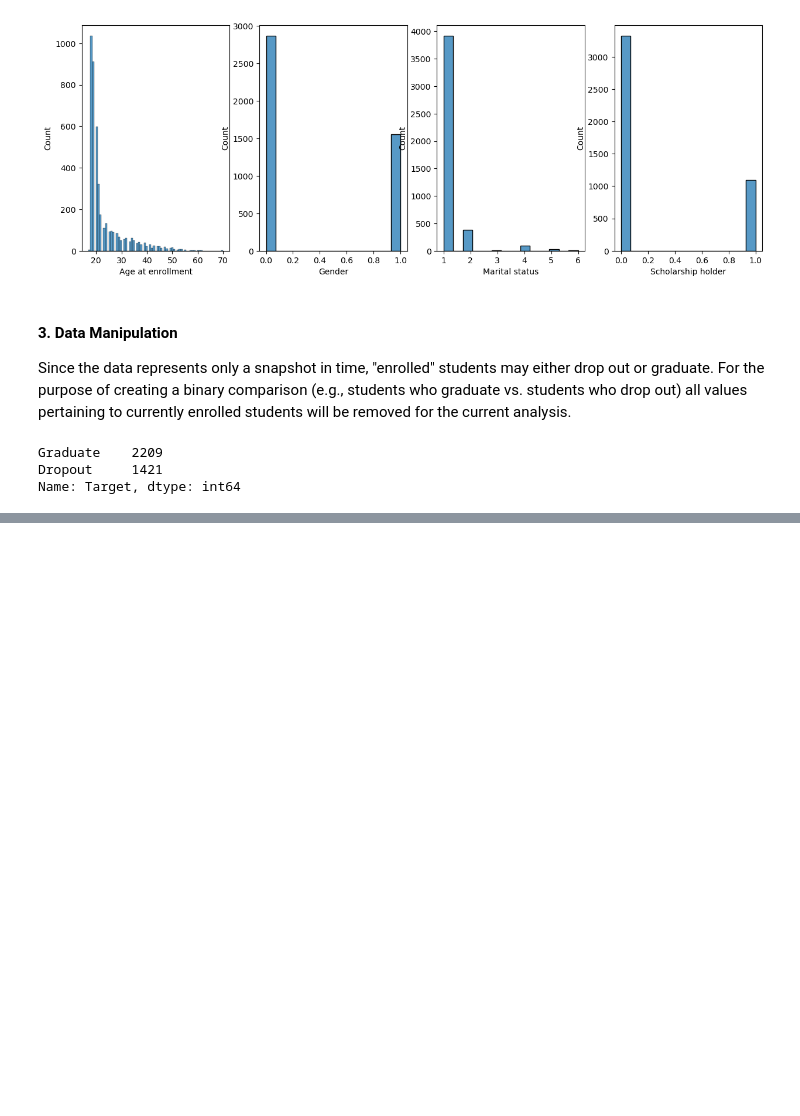
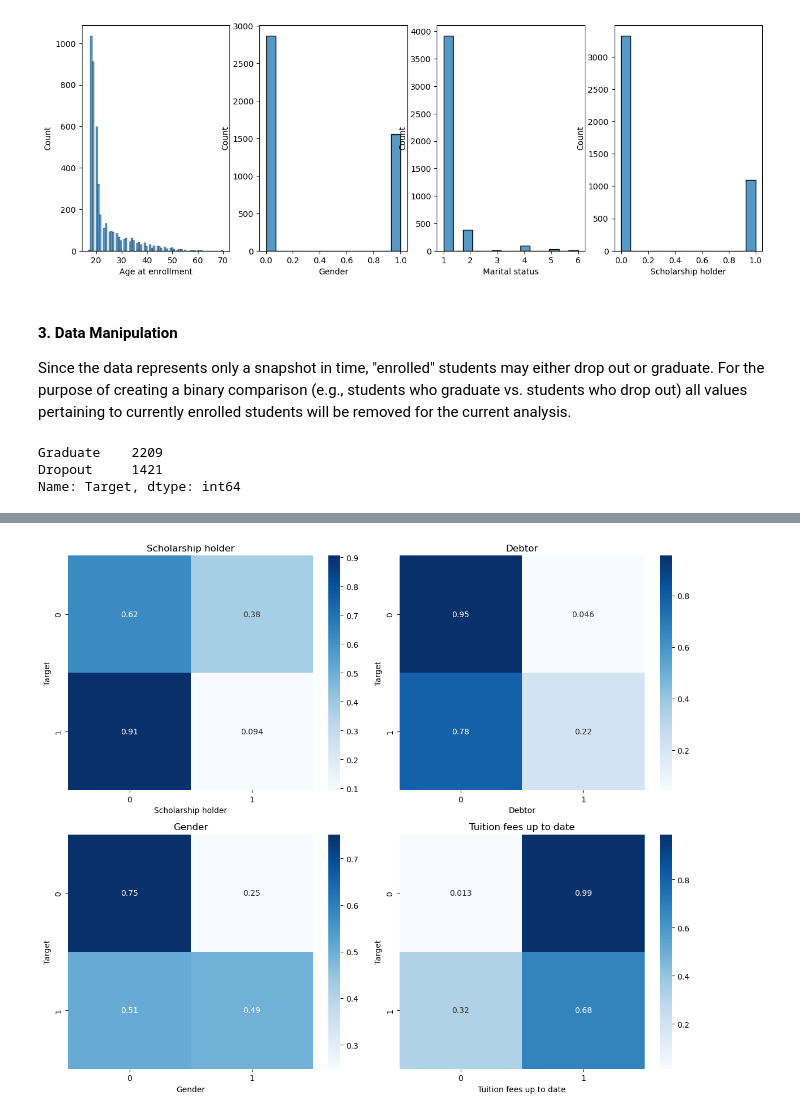
Before and after one commit to Kevin-Kwasnik/student-dropout-prediction, a Jupyter notebook: 2.Analysis/EDA.ipynb, the cells around one changed output, grey strips where cells are left out. Drawn from its saved outputs; the diff is of its cells as text; code cells hidden in the pictures; blank space fills up the shorter version.

```diff
--- a/2.Analysis/EDA.ipynb
+++ b/2.Analysis/EDA.ipynb
@@ -184,0 +211,27 @@ Name: Target, dtype: float64
+# %%
+
+# Define the contingency tables
+contingency_tables = [
+    ('Scholarship holder', pd.crosstab(student_data_filt['Target'], student_data_filt['Scholarship holder'])),
+    ('Debtor', pd.crosstab(student_data_filt['Target'], student_data_filt['Debtor'])),
+    ('Gender', pd.crosstab(student_data_filt['Target'], student_data_filt['Gender'])),
+    ('Tuition fees up to date', pd.crosstab(student_data_filt['Target'], student_data_filt['Tuition fees up to date']))
+]
+
+# Create a 4x4 grid of subplots
+fig, axs = plt.subplots(2, 2, figsize=(12, 10))
+
+# Flatten the array of subplots for easier indexing
+axs = axs.flatten()
+
+# Loop through each contingency table and plot the heatmap
+for (col_name, contingency_table), ax in zip(contingency_tables, axs):
+    normalized_table = pd.crosstab(student_data_filt['Target'], student_data_filt[col_name], normalize='index')
+    sns.heatmap(normalized_table, annot=True, cmap='Blues', ax=ax)
+    ax.set_title(col_name)
+
+# Adjust layout and show the plot
+plt.tight_layout()
+plt.show()
+# %% [output]
+[figure, added]
```
Also changed, not shown: parts of 12 cells of this notebook, 1 other file.
